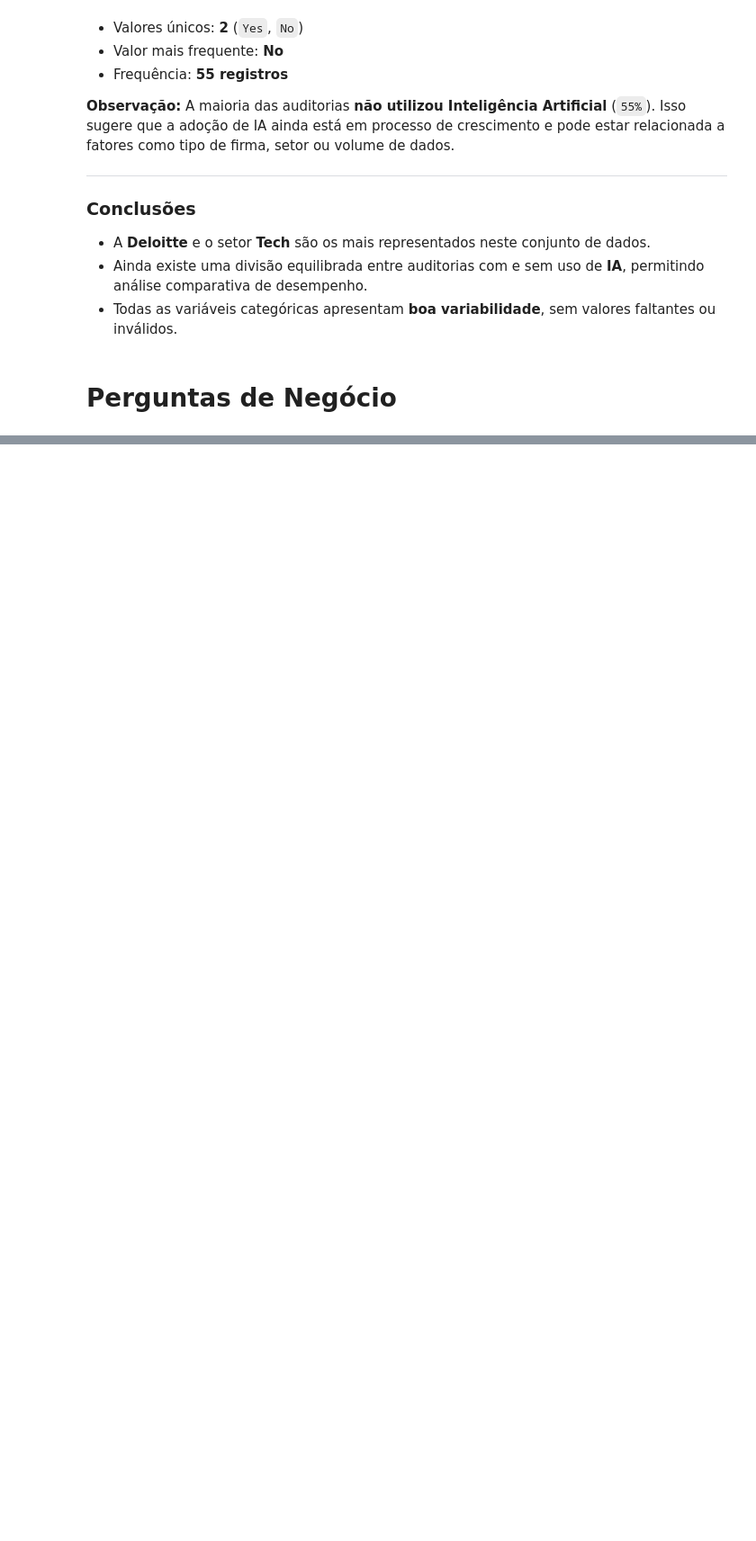
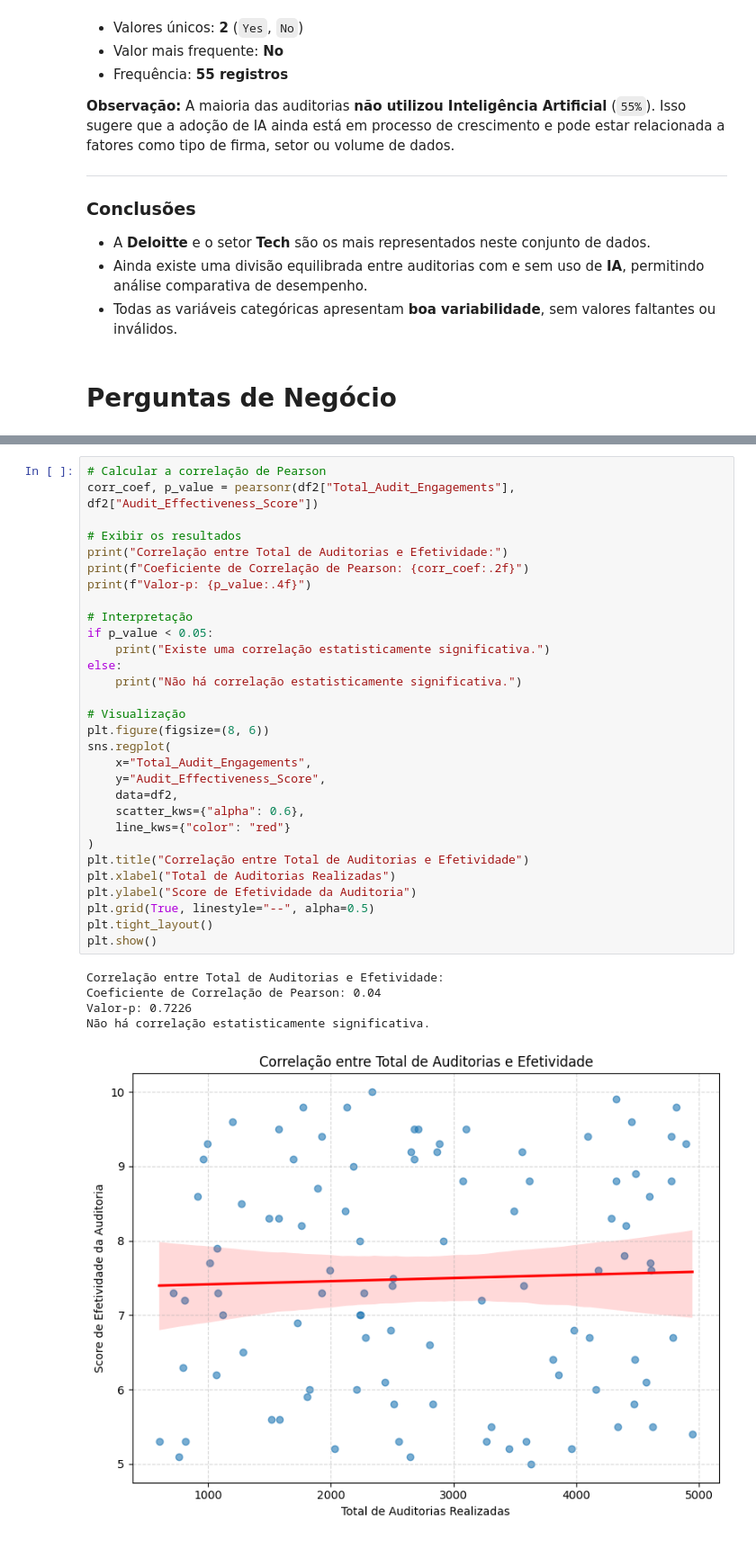
Before and after one commit to rafaelporfiriobarros/eda-big4-financial-risk, a Jupyter notebook: eda.ipynb, the cells around one changed output, grey strips where cells are left out. Shown: that part at 90% size. Saved outputs shown, nothing was run; the diff lists cells and outputs as text; blank space fills up the shorter version.

```diff
--- a/eda.ipynb
+++ b/eda.ipynb
@@ -296,0 +474,36 @@ Este relatório apresenta um resumo estatístico das variáveis categóricas do
+# %%
+# Calcular a correlação de Pearson
+corr_coef, p_value = pearsonr(df2["Total_Audit_Engagements"], df2["Audit_Effectiveness_Score"])
+
+# Exibir os resultados
+print("Correlação entre Total de Auditorias e Efetividade:")
+print(f"Coeficiente de Correlação de Pearson: {corr_coef:.2f}")
+print(f"Valor-p: {p_value:.4f}")
+
+# Interpretação
+if p_value < 0.05:
+    print("Existe uma correlação estatisticamente significativa.")
+else:
+    print("Não há correlação estatisticamente significativa.")
+
+# Visualização
+plt.figure(figsize=(8, 6))
+sns.regplot(
+    x="Total_Audit_Engagements",
+    y="Audit_Effectiveness_Score",
+    data=df2,
+    scatter_kws={"alpha": 0.6},
+    line_kws={"color": "red"}
+)
+plt.title("Correlação entre Total de Auditorias e Efetividade")
+plt.xlabel("Total de Auditorias Realizadas")
+plt.ylabel("Score de Efetividade da Auditoria")
+plt.grid(True, linestyle="--", alpha=0.5)
+plt.tight_layout()
+plt.show()
+# %% [output]
+Correlação entre Total de Auditorias e Efetividade:
+Coeficiente de Correlação de Pearson: 0.04
+Valor-p: 0.7226
+Não há correlação estatisticamente significativa.
+[figure, added]
```
Also changed, not shown: parts of 14 cells of this notebook.
